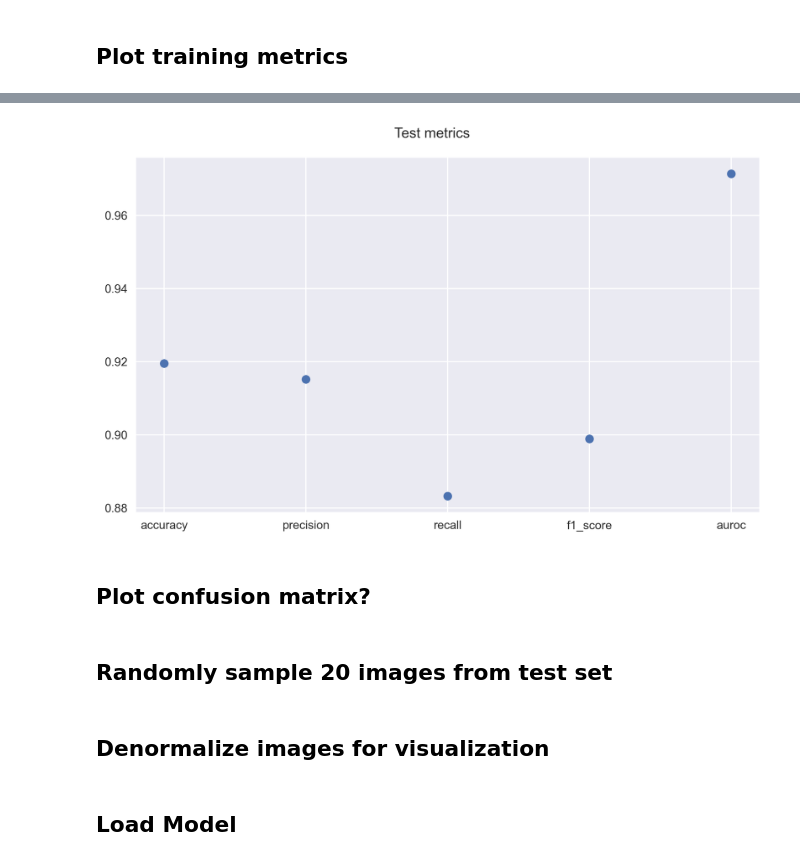
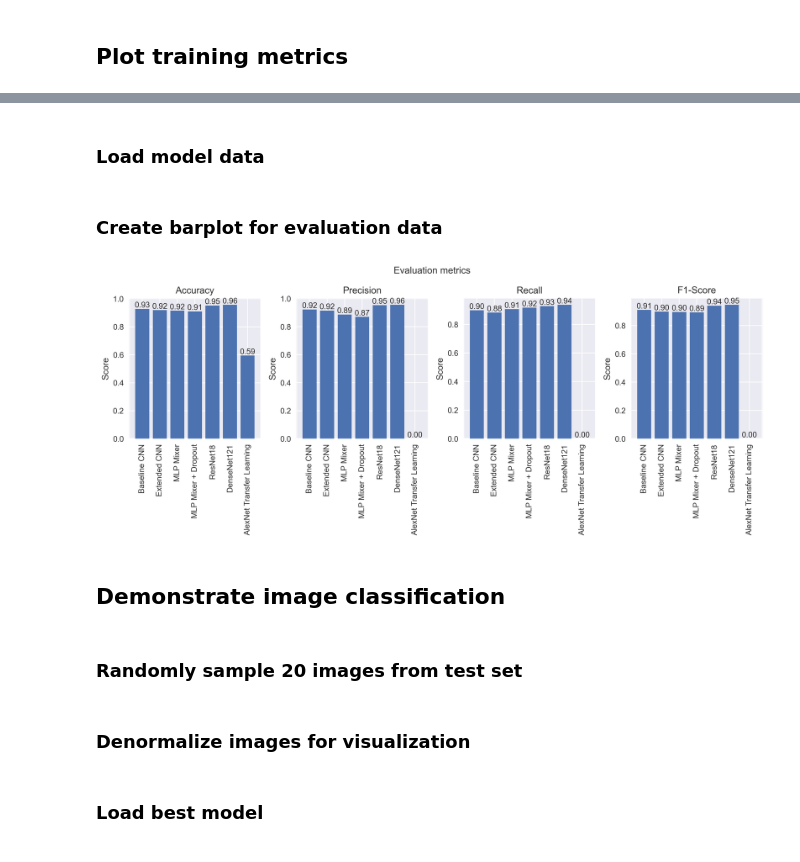
Before and after one commit to LukasDrews97/histopathology-cancer-detection, a Jupyter notebook: Demo.ipynb, the cells around one changed output, grey strips where cells are left out. Drawn from its saved outputs; the diff is of its cells as text; code cells hidden in the pictures.

```diff
--- a/Demo.ipynb
+++ b/Demo.ipynb
@@ -182,24 +130,55 @@ test_metrics = test_metrics.drop(["Unnamed: 0"], axis=1)
-# %%
-fig = plt.figure(figsize=(10,5), dpi=300)
-fig.set_size_inches(8, 5)
-ax = fig.add_subplot(1,1,1)
-fig.suptitle(f'Test metrics')
-data = test_metrics.iloc[0]
-ax.grid(True)
-ax.scatter(test_metrics.columns, data)
-fig.tight_layout()
-# %% [output]
-[figure, removed]
-# %% [markdown]
-## Plot confusion matrix?
+# %%
+test_data = {
+    "Baseline CNN" : f"{model_data_folder}/cnn1_test.csv",
+    "Extended CNN" : f"{model_data_folder}/cnn2_test.csv",
+    "MLP Mixer": f"{model_data_folder}/mlp_mixer_test.csv",
+    "MLP Mixer + Dropout": f"{model_data_folder}/mlp_mixer_dropout_test.csv",
+    "ResNet18": f"{model_data_folder}/resnet18_test.csv",
+    "DenseNet121": f"{model_data_folder}/densenet121_test.csv",
+    "AlexNet Transfer Learning": f"{model_data_folder}/alexnet_test.csv"
+}
+# %% [markdown]
+### Load model data
+# %%
+for k, v in test_data.items():
+    test_data[k] = pd.read_csv(v)
+    test_data[k] = test_data[k].drop(["Unnamed: 0"], axis=1)
+
+metrics = ["accuracy","precision","recall","f1_score"]
+# %% [markdown]
+### Create barplot for evaluation data
+# %%
+fig = plt.figure(figsize=(12,5), dpi=300)
+fig.suptitle("Evaluation metrics")
+index = 1
+
+for l in metrics:
+    ax = fig.add_subplot(1, 4, index)
+    idx = range(len(test_data))
+    values = []
+    for k, m in test_data.items():
+        values.append(m[l][0])
+    bars = ax.bar(idx, values)
+    ax.set_ylabel('Score')
+    ax.set_title(name_mapping(l))
+    ax.set_xticks(idx)
+    ax.set_xticklabels(test_data, rotation='vertical')
+    ax.bar_label(bars, fmt='%.2f')
+    ax.grid(True)
+    index = index + 1
+fig.tight_layout()
+# %% [output]
+[figure, added]
+# %% [markdown]
+## Demonstrate image classification
 # %% [markdown]
-## Randomly sample 20 images from test set
+### Randomly sample 20 images from test set
 # %%
 sample_batch = next(iter(test_loader))
 imgs = sample_batch[0][:20]
 labels = sample_batch[1][:20]
 # %% [markdown]
-## Denormalize images for visualization
+### Denormalize images for visualization
 # %%
 mean = torch.tensor([0.7025, 0.5463, 0.6965], dtype=torch.float32)
 std = torch.tensor([0.2389, 0.2821, 0.2163], dtype=torch.float32)
@@ -211,5 +190,5 @@ imgs_display = inverse_normalization(imgs)
 # Change channel order for matplotlib
 imgs_display = (imgs_display.permute(0,2,3,1).numpy() * 255).astype(np.uint8)
 # %% [markdown]
-## Load Model
+### Load best model
 # %%
```
Also changed, not shown: parts of 28 cells of this notebook, 27 other files.
